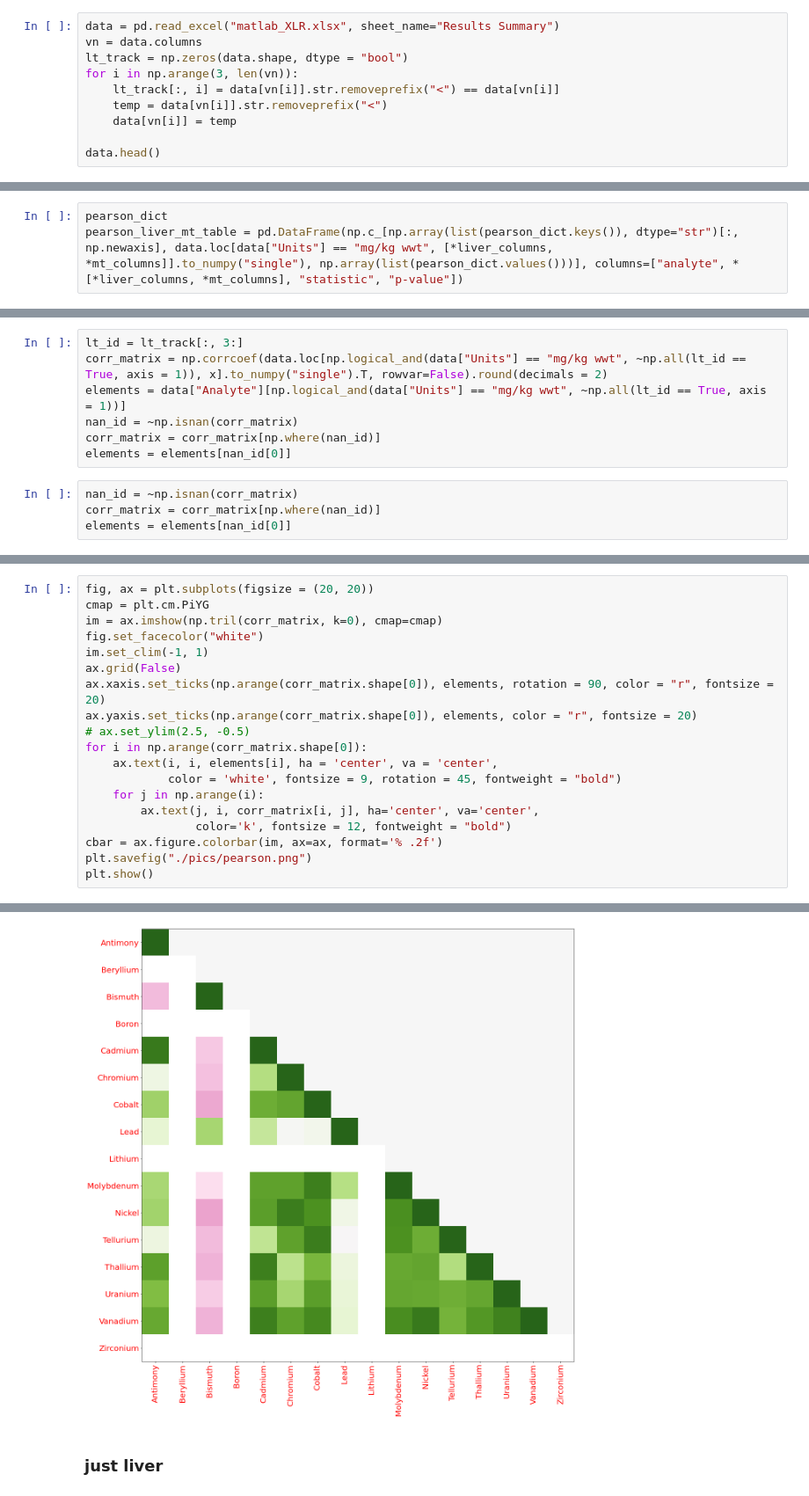
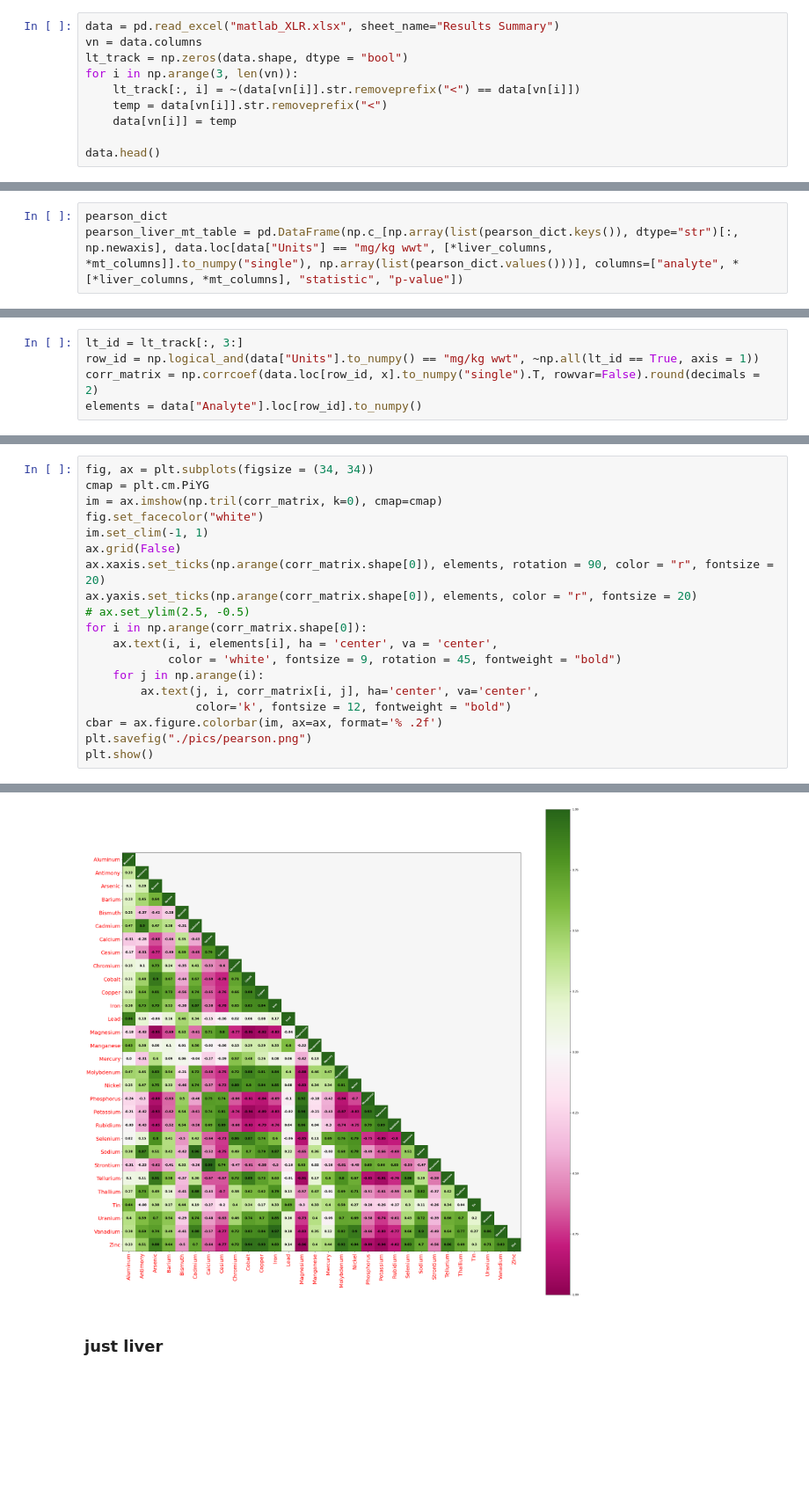
Before and after one commit to amirmtaghizadegan/Sturgeon, a Jupyter notebook: dup.ipynb, the cells around one changed output, grey strips where cells are left out. Shown at 88% size. Saved outputs shown, nothing was run; the diff lists cells and outputs as text; blank space fills up the shorter version.

Commit message:
liver, mt correlation factor added, better plot

```diff
--- a/dup.ipynb
+++ b/dup.ipynb
@@ -50,7 +49,7 @@ data = pd.read_excel("matlab_XLR.xlsx", sheet_name="Results Summary")
 vn = data.columns
 lt_track = np.zeros(data.shape, dtype = "bool")
 for i in np.arange(3, len(vn)):
-    lt_track[:, i] = data[vn[i]].str.removeprefix("<") == data[vn[i]]
+    lt_track[:, i] = ~(data[vn[i]].str.removeprefix("<") == data[vn[i]])
     temp = data[vn[i]].str.removeprefix("<")
     data[vn[i]] = temp
 
@@ -157,11 +158,5 @@ pearson_liver_mt_table = pd.DataFrame(np.c_[np.array(list(pearson_dict.keys()),
 # %%
 lt_id = lt_track[:, 3:]
-corr_matrix = np.corrcoef(data.loc[np.logical_and(data["Units"] == "mg/kg wwt", ~np.all(lt_id == True, axis = 1)), x].to_numpy("single").T, rowvar=False).round(decimals = 2)
-elements = data["Analyte"][np.logical_and(data["Units"] == "mg/kg wwt", ~np.all(lt_id == True, axis = 1))]
-nan_id = ~np.isnan(corr_matrix)
-corr_matrix = corr_matrix[np.where(nan_id)]
-elements = elements[nan_id[0]]
+row_id = np.logical_and(data["Units"].to_numpy() == "mg/kg wwt", ~np.all(lt_id == True, axis = 1))
+corr_matrix = np.corrcoef(data.loc[row_id, x].to_numpy("single").T, rowvar=False).round(decimals = 2)
+elements = data["Analyte"].loc[row_id].to_numpy()
-# %%
-nan_id = ~np.isnan(corr_matrix)
-corr_matrix = corr_matrix[np.where(nan_id)]
-elements = elements[nan_id[0]]
@@ -185,5 +163,5 @@ array([ 1.  , -0.37,  0.9 ,  0.1 ,  0.48,  0.18,  0.45,  0.47,  0.11,
 # %%
-fig, ax = plt.subplots(figsize = (20, 20))
+fig, ax = plt.subplots(figsize = (34, 34))
 cmap = plt.cm.PiYG
 im = ax.imshow(np.tril(corr_matrix, k=0), cmap=cmap)
 fig.set_facecolor("white")
@@ -206,4 +183,4 @@ KeyError: 0
-[figure, old version]
+[figure, new version]
 # %% [markdown]
 ### just liver
 # %%
```
Also changed, not shown: parts of 12 cells of this notebook, 1 other file.
